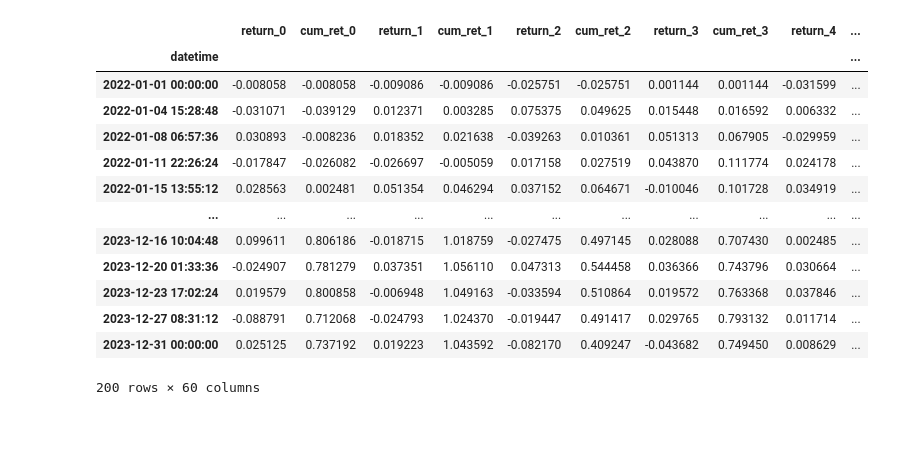
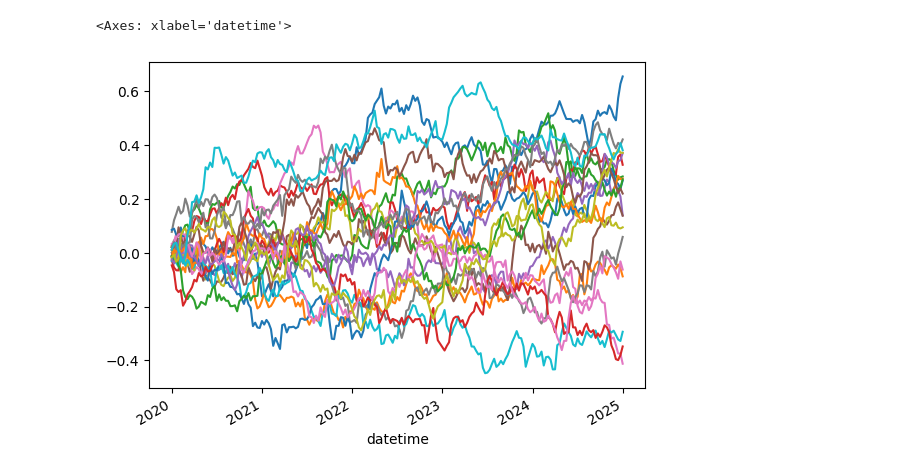
Before and after one commit to sharavsambuu/trading-cost-analysis, a Jupyter notebook: synthetic_portfolio_cost_exps.ipynb, the cells around one changed output. Saved outputs shown, nothing was run; the diff lists cells and outputs as text; code cells hidden in the pictures; blank space fills up the shorter version.

```diff
--- a/synthetic_portfolio_cost_exps.ipynb
+++ b/synthetic_portfolio_cost_exps.ipynb
@@ -6,48 +9,36 @@ from   datetime          import timedelta
 # %%
 # Preparing data for portfolio
 
-num_securities = 30
+num_securities = 20
 num_periods    = 200
-start_date     = pd.to_datetime('2022-01-01')
-end_date       = pd.to_datetime('2023-12-31')
+start_date     = pd.to_datetime('2020-01-01')
+end_date       = pd.to_datetime('2024-12-31')
 
 trade_dates    = pd.to_datetime(np.sort(np.random.choice(pd.date_range(start=start_date, end=end_date, periods=num_periods + 1), num_periods, replace=False)))
 
 df = pd.DataFrame({'datetime'  : trade_dates})
 df['datetime' ] = pd.to_datetime(df['datetime'])
 df['datetime_'] = df['datetime']
 df = df.set_index('datetime')
 
 outliers_percentage = 20.0
 outliers_percentage = outliers_percentage/100.0 # percentage of all returns are outliers
 outliers_count      = int(num_periods*outliers_percentage)
 
 for idx in range(0, num_securities):
-    percentage_changes = np.random.uniform(-0.045, 0.055, num_periods).astype(float)
-    extreme_returns    = np.random.uniform(-0.09,  0.1, outliers_count).astype(float)
+    percentage_changes = np.random.uniform(-0.033, 0.033, num_periods).astype(float)
+    extreme_returns    = np.random.uniform(-0.08 , 0.09 , outliers_count).astype(float)
     outliers_date      = df['datetime_'].sample(n=outliers_count).to_list()
     df[f"return_{idx}"] = percentage_changes
     for outlier in list(zip(outliers_date, extreme_returns)):
         outlier_dt  = outlier[0]
         outlier_ret = outlier[1]
         df.loc[outlier_dt, f"return_{idx}"] = outlier_ret
-    df[f"cum_ret_{idx}"  ] = df[f"return_{idx}"].cumsum()
+    df[f"cum_ret_{idx}"] = df[f"return_{idx}"].cumsum()
 
 df.drop('datetime_', axis=1, inplace=True)
 
-df
+df.filter(like='cum_ret_').plot(legend=False)
 # %% [output]
-|  | return_0 | cum_ret_0 | return_1 | cum_ret_1 | return_2 | cum_ret_2 | return_3 | cum_ret_3 | return_4 | ... |
-| datetime |  |  |  |  |  |  |  |  |  | ... |
-| 2022-01-01 00:00:00 | -0.008058 | -0.008058 | -0.009086 | -0.009086 | -0.025751 | -0.025751 | 0.001144 | 0.001144 | -0.031599 | ... |
-| 2022-01-04 15:28:48 | -0.031071 | -0.039129 | 0.012371 | 0.003285 | 0.075375 | 0.049625 | 0.015448 | 0.016592 | 0.006332 | ... |
-| 2022-01-08 06:57:36 | 0.030893 | -0.008236 | 0.018352 | 0.021638 | -0.039263 | 0.010361 | 0.051313 | 0.067905 | -0.029959 | ... |
-| 2022-01-11 22:26:24 | -0.017847 | -0.026082 | -0.026697 | -0.005059 | 0.017158 | 0.027519 | 0.043870 | 0.111774 | 0.024178 | ... |
-| 2022-01-15 13:55:12 | 0.028563 | 0.002481 | 0.051354 | 0.046294 | 0.037152 | 0.064671 | -0.010046 | 0.101728 | 0.034919 | ... |
-| ... | ... | ... | ... | ... | ... | ... | ... | ... | ... | ... |
-| 2023-12-16 10:04:48 | 0.099611 | 0.806186 | -0.018715 | 1.018759 | -0.027475 | 0.497145 | 0.028088 | 0.707430 | 0.002485 | ... |
-| 2023-12-20 01:33:36 | -0.024907 | 0.781279 | 0.037351 | 1.056110 | 0.047313 | 0.544458 | 0.036366 | 0.743796 | 0.030664 | ... |
-| 2023-12-23 17:02:24 | 0.019579 | 0.800858 | -0.006948 | 1.049163 | -0.033594 | 0.510864 | 0.019572 | 0.763368 | 0.037846 | ... |
-| 2023-12-27 08:31:12 | -0.088791 | 0.712068 | -0.024793 | 1.024370 | -0.019447 | 0.491417 | 0.029765 | 0.793132 | 0.011714 | ... |
-| 2023-12-31 00:00:00 | 0.025125 | 0.737192 | 0.019223 | 1.043592 | -0.082170 | 0.409247 | -0.043682 | 0.749450 | 0.008629 | ... |
-200 rows × 60 columns
+<Axes: xlabel='datetime'>
+[figure, added]
```
Also changed, not shown: parts of 12 cells of this notebook, 1 other file.
